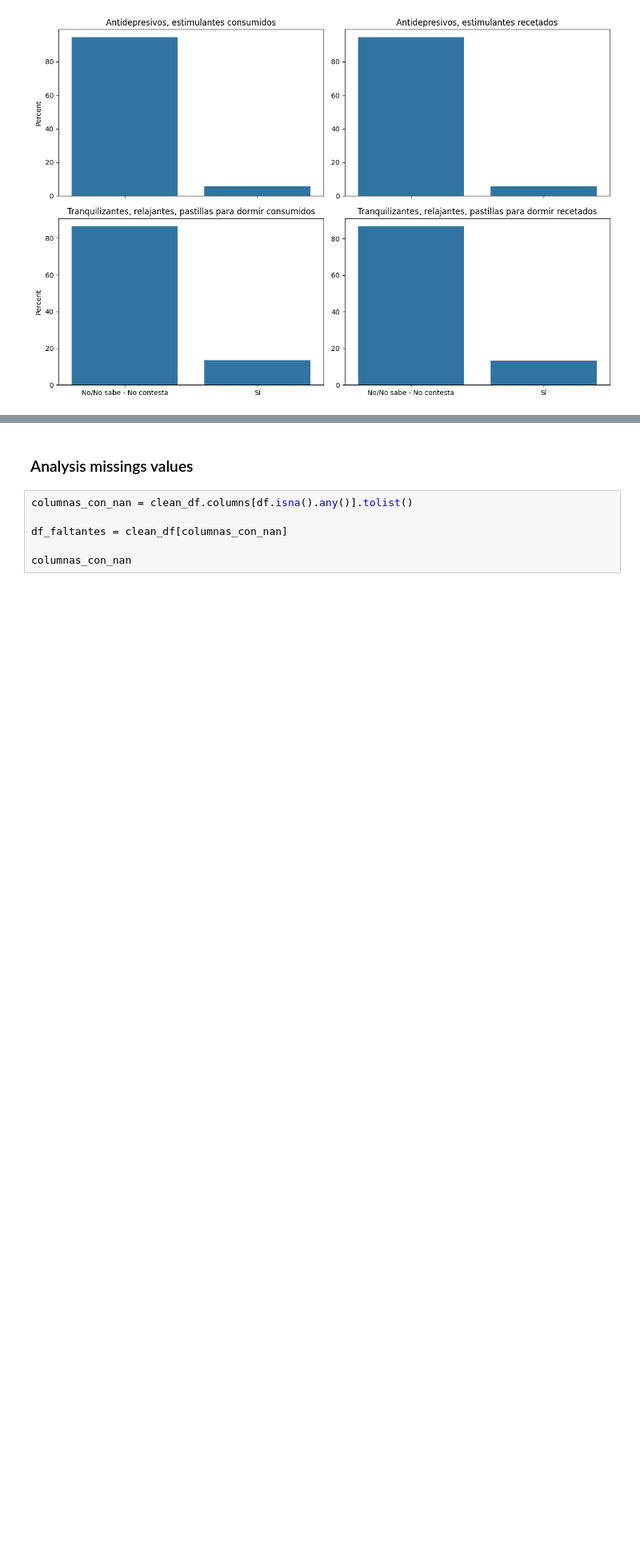
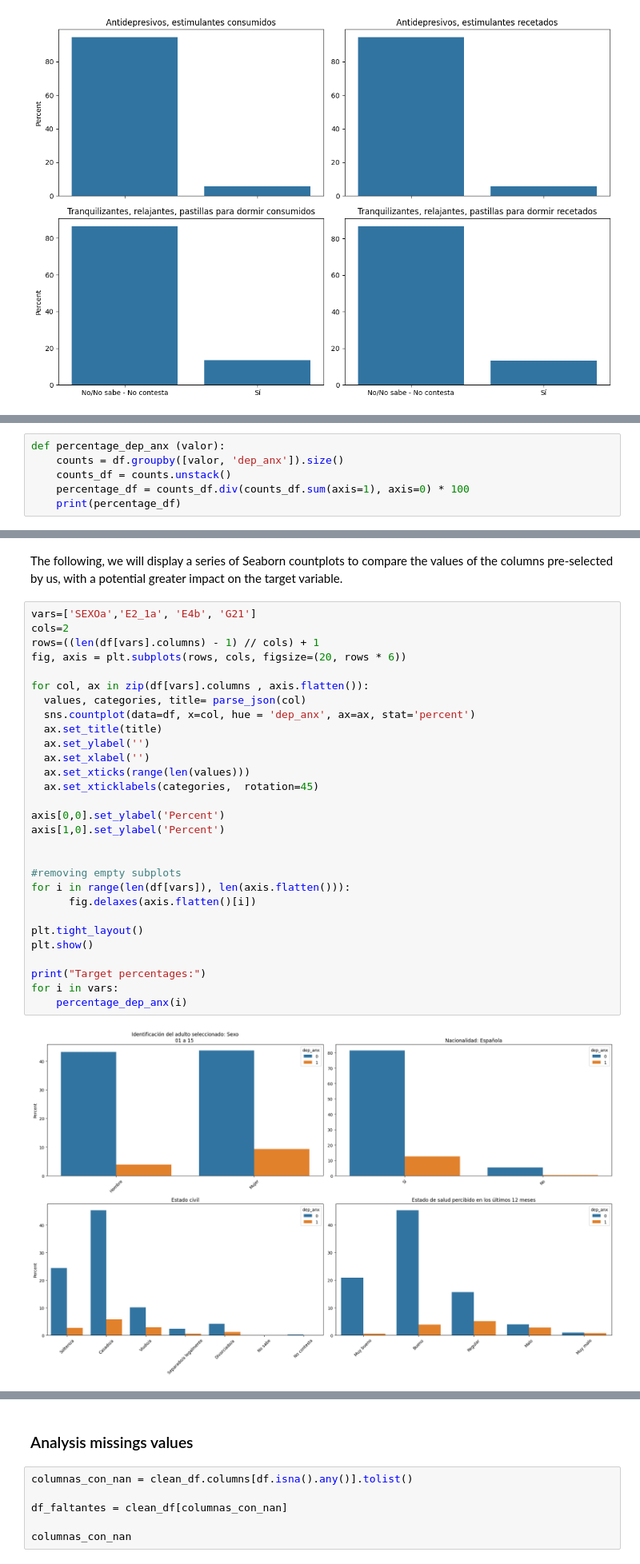
Before and after one commit to linama2593/mental_health_spain, a Jupyter notebook: src/exploratory_data_analysis_json.ipynb, the cells around one changed output, grey strips where cells are left out. Shown at 80% size. Cells and saved outputs as stored; diff of their text form; blank space fills up the shorter version.

```diff
--- a/src/exploratory_data_analysis_json.ipynb
+++ b/src/exploratory_data_analysis_json.ipynb
@@ -307,0 +312,6 @@ plt.show()
+# %%
+def percentage_dep_anx (valor):
+    counts = df.groupby([valor, 'dep_anx']).size()
+    counts_df = counts.unstack()
+    percentage_df = counts_df.div(counts_df.sum(axis=1), axis=0) * 100
+    print(percentage_df)
@@ -307,0 +320,33 @@ plt.show()
+# %% [markdown]
+The following, we will display a series of Seaborn countplots to compare the values of the columns pre-selected by us, with a potential greater impact on the target variable.
+# %%
+vars=['SEXOa','E2_1a', 'E4b', 'G21']
+cols=2
+rows=((len(df[vars].columns) - 1) // cols) + 1
+fig, axis = plt.subplots(rows, cols, figsize=(20, rows * 6))
+
+for col, ax in zip(df[vars].columns , axis.flatten()):
+  values, categories, title= parse_json(col)
+  sns.countplot(data=df, x=col, hue = 'dep_anx', ax=ax, stat='percent')
+  ax.set_title(title)
+  ax.set_ylabel('')
+  ax.set_xlabel('')
+  ax.set_xticks(range(len(values)))
+  ax.set_xticklabels(categories,  rotation=45)
+
+axis[0,0].set_ylabel('Percent')
+axis[1,0].set_ylabel('Percent')
+
+
+#removing empty subplots
+for i in range(len(df[vars]), len(axis.flatten())):
+      fig.delaxes(axis.flatten()[i])
+
+plt.tight_layout()
+plt.show()
+
+print("Target percentages:")
+for i in vars:
+    percentage_dep_anx(i)
+# %% [output]
+[figure, added]
```
Also changed, not shown: parts of 13 cells of this notebook.
